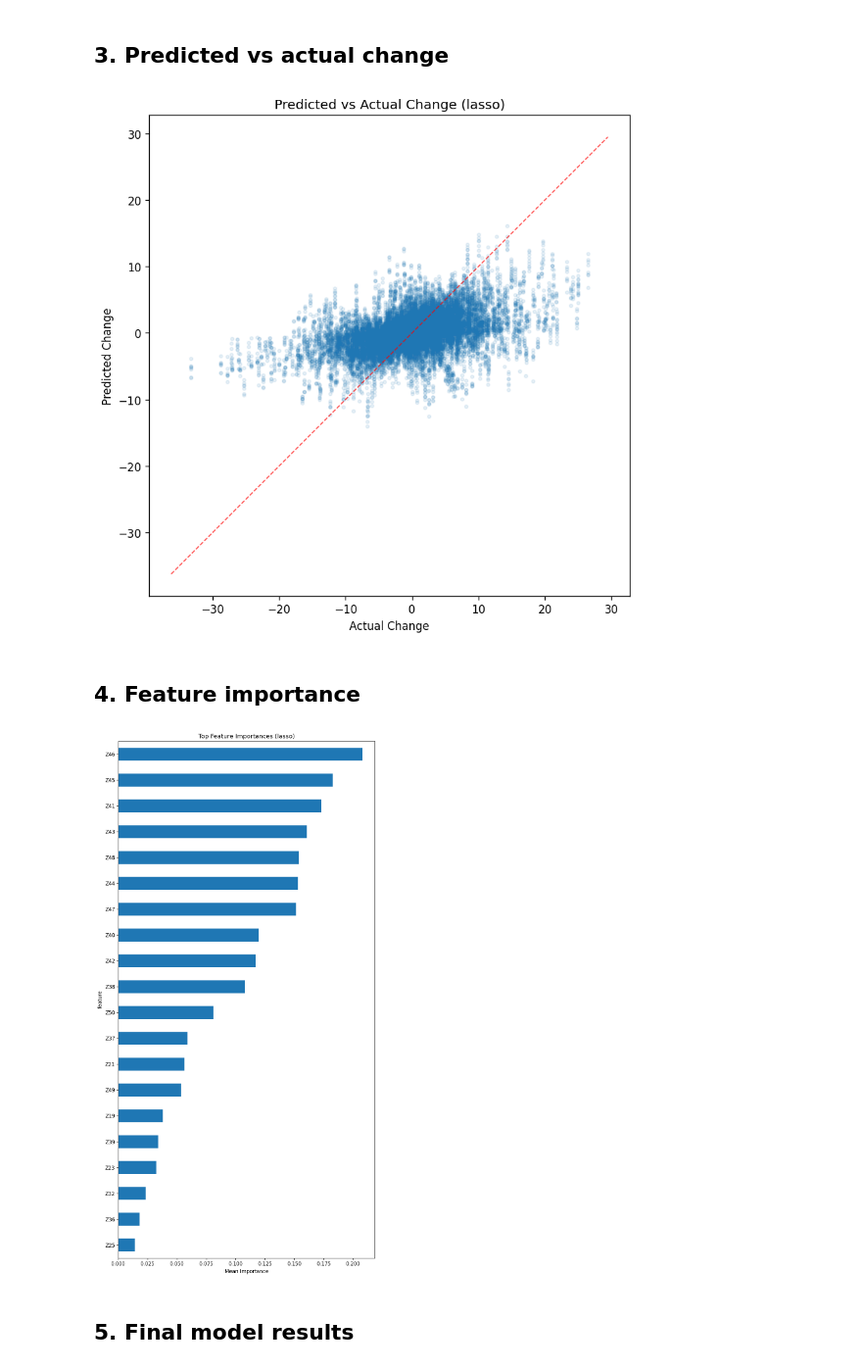
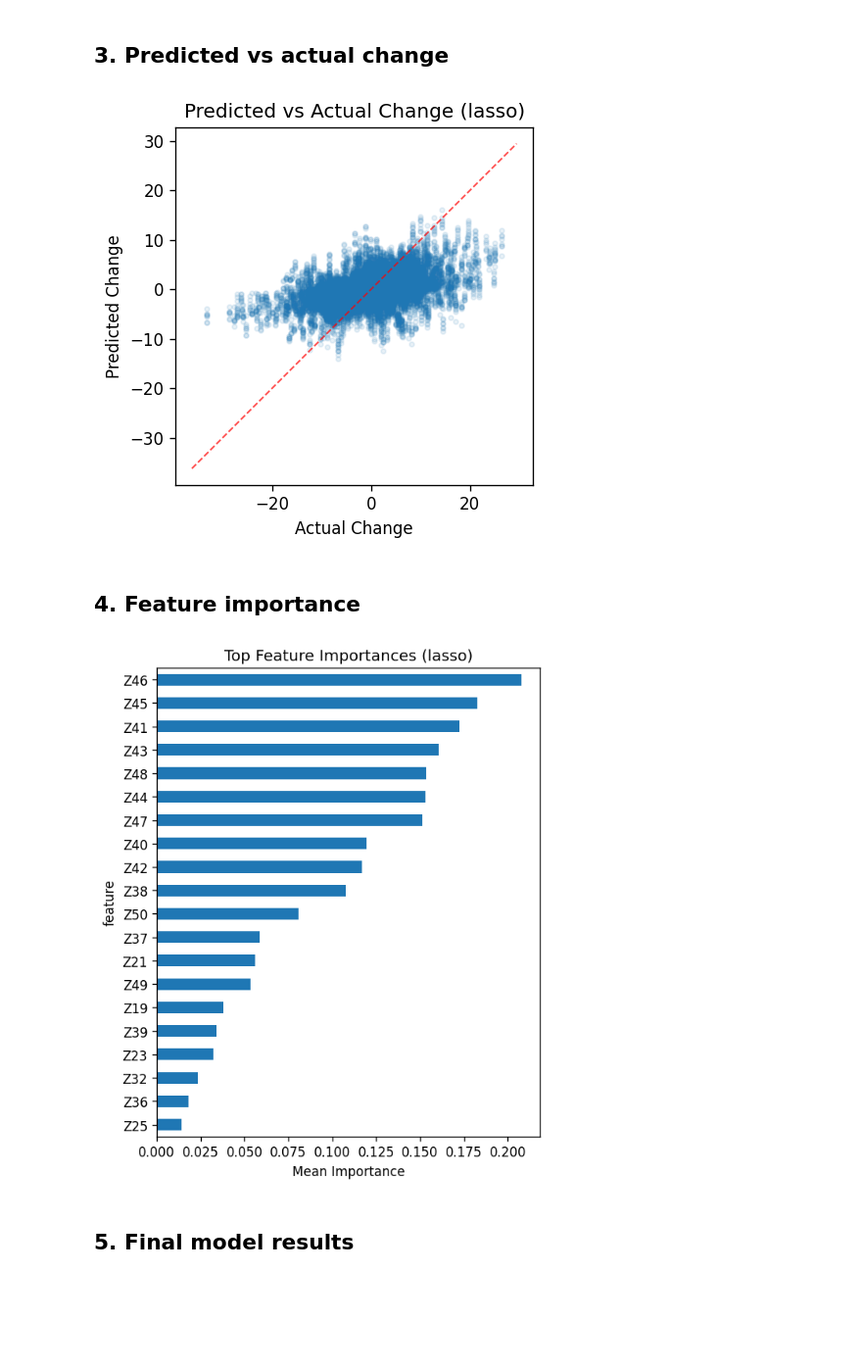
Before and after one commit to cnoguerolpuente/hd-procova, a Jupyter notebook: notebooks/figures.ipynb, the cells around one changed output. Shown at 98% size. Cells and saved outputs as stored; diff of their text form; code cells hidden in the pictures; blank space fills up the shorter version.

```diff
--- a/notebooks/figures.ipynb
+++ b/notebooks/figures.ipynb
@@ -106,7 +106,7 @@ if cv_df is not None:
     best_model = metrics_df.groupby('model')['R2'].mean().idxmax()
     plot_df = cv_df[cv_df['model'] == best_model]
 
-    fig, ax = plt.subplots(figsize=(7, 7))
+    fig, ax = plt.subplots(figsize=(4, 4))
     ax.scatter(plot_df['actual_change'], plot_df['predicted_change'], alpha=0.1, s=8)
     lims = [min(ax.get_xlim()[0], ax.get_ylim()[0]), max(ax.get_xlim()[1], ax.get_ylim()[1])]
     ax.plot(lims, lims, 'r--', lw=1, alpha=0.7)
@@ -117,39 +117,39 @@ if cv_df is not None:
     plt.tight_layout()
     plt.show()
 # %% [output]
-[figure, old version]
+[figure, new version]
 # %% [markdown]
 ## 4. Feature importance
 # %%
 imp_frames = []
 for fp in sorted(RESULTS_DIR.glob('**/importance_fold_*.csv')):
     model = fp.parent.name
     if model in EXCLUDE:
         continue
     fold = int(re.search(r'fold_(\d+)', fp.name).group(1))
     tmp = pd.read_csv(fp)
     tmp['model'] = model
     tmp['fold'] = fold
     imp_frames.append(tmp)
 
 if imp_frames:
     imp_df = pd.concat(imp_frames, ignore_index=True)
 
     # Show mean importance for the best model
     if cv_df is not None:
         best_imp = imp_df[imp_df['model'] == best_model]
         mean_imp = best_imp.groupby('feature')['importance_mean'].mean().sort_values()
 
-        fig, ax = plt.subplots(figsize=(8, max(4, len(mean_imp) * 0.3)))
+        fig, ax = plt.subplots(figsize=(5, 6))
         mean_imp.tail(20).plot.barh(ax=ax)
         ax.set_title(f'Top Feature Importances ({best_model})')
         ax.set_xlabel('Mean Importance')
         plt.tight_layout()
         plt.show()
 else:
     print('No importance files found.')
 # %% [output]
-[figure, old version]
+[figure, new version]
 # %% [markdown]
 ## 5. Final model results
 # %%
```
